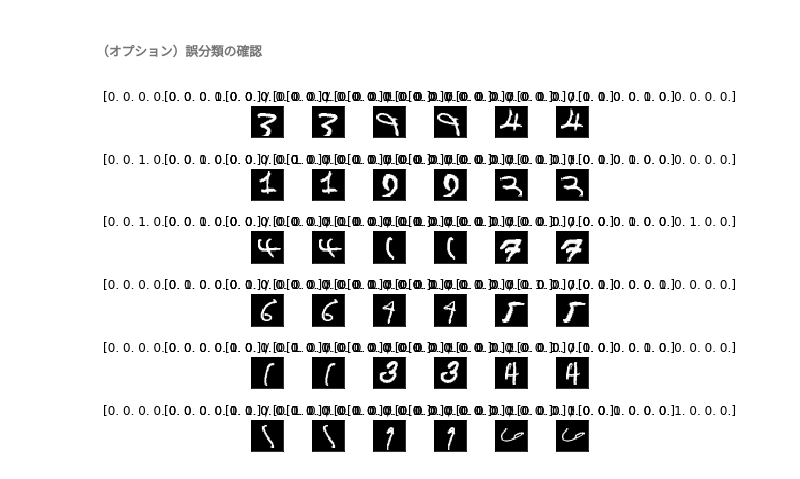
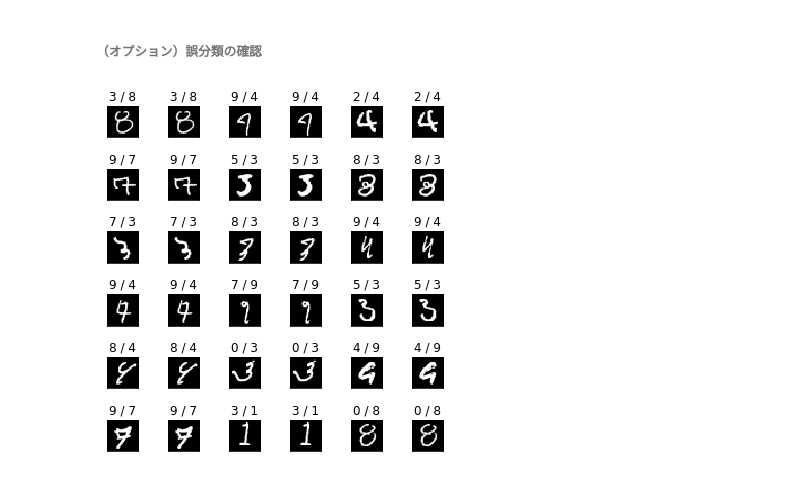
Before and after one commit to ns5849/diveintocode-ml, a Jupyter notebook: sprint10/Sprint10.ipynb, the cells around one changed output. Drawn from its saved outputs; the diff is of its cells as text; code cells hidden in the pictures.

```diff
--- a/sprint10/Sprint10.ipynb
+++ b/sprint10/Sprint10.ipynb
@@ -275,6 +275,7 @@ class ScratchSimpleNeuralNetrowkClassifier():
         self.W3 = 0
         self.B3 = 0
         self.loss = 0
+        self.loss_val = 0
 
     def _crossentropy(self, y_pred, y):
         #クロスエントロピーを計算する
@@ -309,6 +310,7 @@ class ScratchSimpleNeuralNetrowkClassifier():
 
         #lossの記録用の配列を用意
         self.loss = [[0 for i in range(X.shape[0])] for j in range(self.iter)]
+        self.loss_val = [[0 for i in range(X.shape[0])] for j in range(self.iter)]
 
         #重みW バイアスbを入力データのサンプル数に従い準備
         n_features = X.shape[1]
@@ -391,9 +393,13 @@ class ScratchSimpleNeuralNetrowkClassifier():
 
             #Epoch毎のLoss計算結果表示
             self.loss[i] = sum_loss / loop_count
+            if X_val is not None and y_val is not None:
+                y_val_pred = self._predict(X_val)
+                self.loss_val[i] = self._crossentropy(y_val_pred, y_val)
+
             if self.verbose:
                 #verboseをTrueにした際は学習過程などを出力する
-                print("Epoch:{} Loss:{}".format(i, self.loss[i]))
+                print("Epoch:{} Loss:{} Loss(val):{}".format(i, self.loss[i], self.loss_val[i]))
 
             i +=1
 
@@ -433,6 +439,35 @@ class ScratchSimpleNeuralNetrowkClassifier():
         ans[ans != mask] = 0
 
         return ans
+
+    def _predict(self, X):
+        """
+        ニューラルネットワーク分類器を使い推定する。
+
+        Parameters
+        ----------
+        X : 次の形のndarray, shape (n_samples, n_features)
+            サンプル
+
+        Returns
+        -------
+            次の形のndarray, shape (n_samples, 1)
+            推定結果
+        """
+        #１層目
+        X = self.NN1.multi_func(X, self.W1)
+        X = self.NN1.add_func(X, self.B1)
+        X = self.NN1.activation_func(X)
+        #２層目
+        X = self.NN2.multi_func(X, self.W2)
+        X = self.NN2.add_func(X, self.B2)
+        X = self.NN2.activation_func(X)
+        #３層目
+        X = self.NN3.multi_func(X, self.W3)
+        X = self.NN3.add_func(X, self.B3)
+        ans = self.NN3.activation_func(X)
+
+        return ans
 # %%
 layer_design = {
     'total_layer':3,
@@ -446,7 +481,7 @@ layer_design = {
 # %%
 nn_clf = ScratchSimpleNeuralNetrowkClassifier(5, 0.1, 0.01, 10, layer_design, False)
 # %%
-nn_clf.fit(x_train, y_train)
+nn_clf.fit(x_train, y_train, x_val, y_val)
 # %% [markdown]
 ###### 【問題2】学習曲線のプロット
 # %%
@@ -494,28 +530,28 @@ Accuracy score=0.964
 # %%
 """
 語分類結果を並べて表示する。画像の上の表示は「推定結果/正解」である。
 
 Parameters:
 ----------
 y_pred : 推定値のndarray (n_samples,)
 y_val : 検証用データの正解ラベル(n_samples,)
 X_val : 検証用データの特徴量（n_samples, n_features)
 """
 import numpy as np
 import matplotlib.pyplot as plt
 
 num = 36 # いくつ表示するか
 
 true_false = y_pred==y_val
 false_list = np.where(true_false==False)[0].astype(np.int)
 
 if false_list.shape[0] < num:
     num = false_list.shape[0]
 fig = plt.figure(figsize=(6, 6))
 fig.subplots_adjust(left=0, right=0.8,  bottom=0, top=0.8, hspace=1, wspace=0.5)
 for i in range(num):
     ax = fig.add_subplot(6, 6, i + 1, xticks=[], yticks=[])
-    ax.set_title("{} / {}".format(y_pred[false_list[i]],y_val[false_list[i]]))
+    ax.set_title("{} / {}".format(np.argmax(y_pred[false_list[i]]),np.argmax(y_val[false_list[i]])))
     ax.imshow(x_val.reshape(-1,28,28)[false_list[i]], cmap='gray')
 # %% [output]
-[figure, old version]
+[figure, new version]
```
Also changed, not shown: parts of 2 cells of this notebook.
